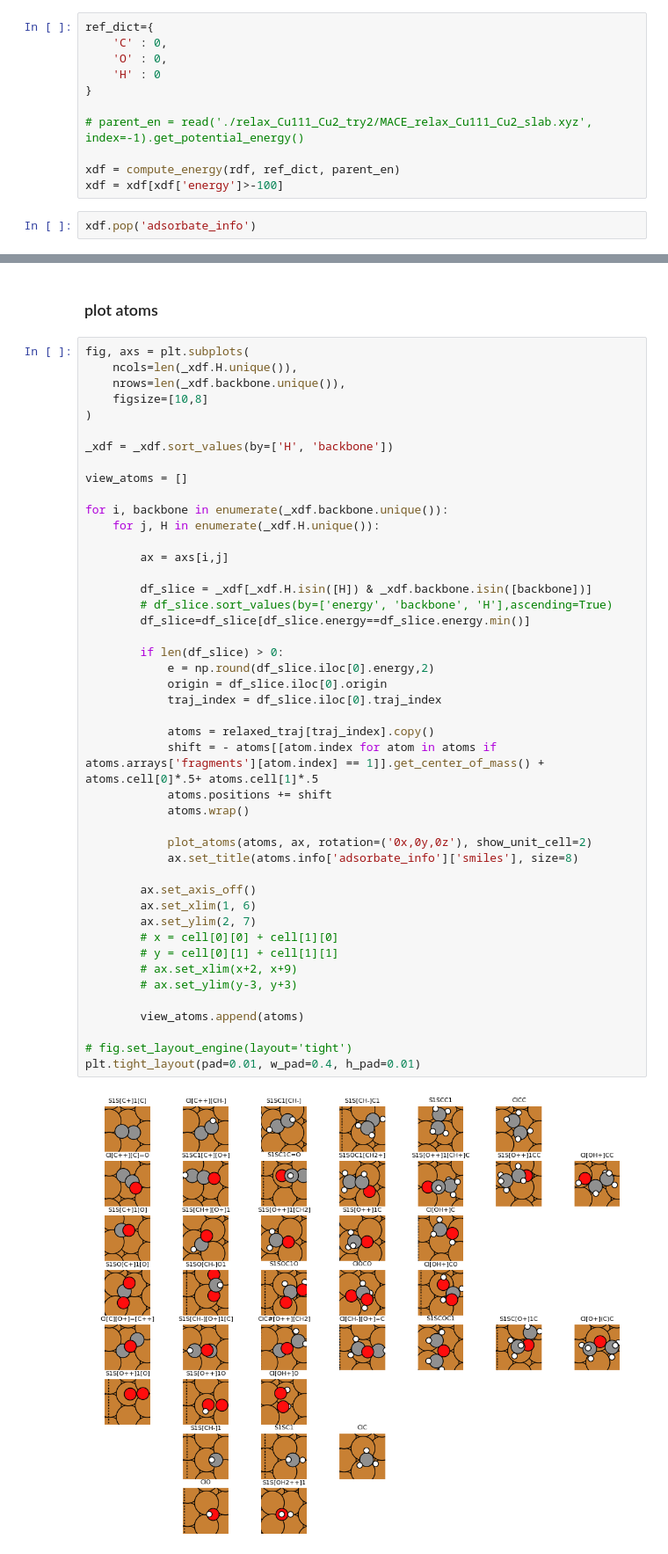
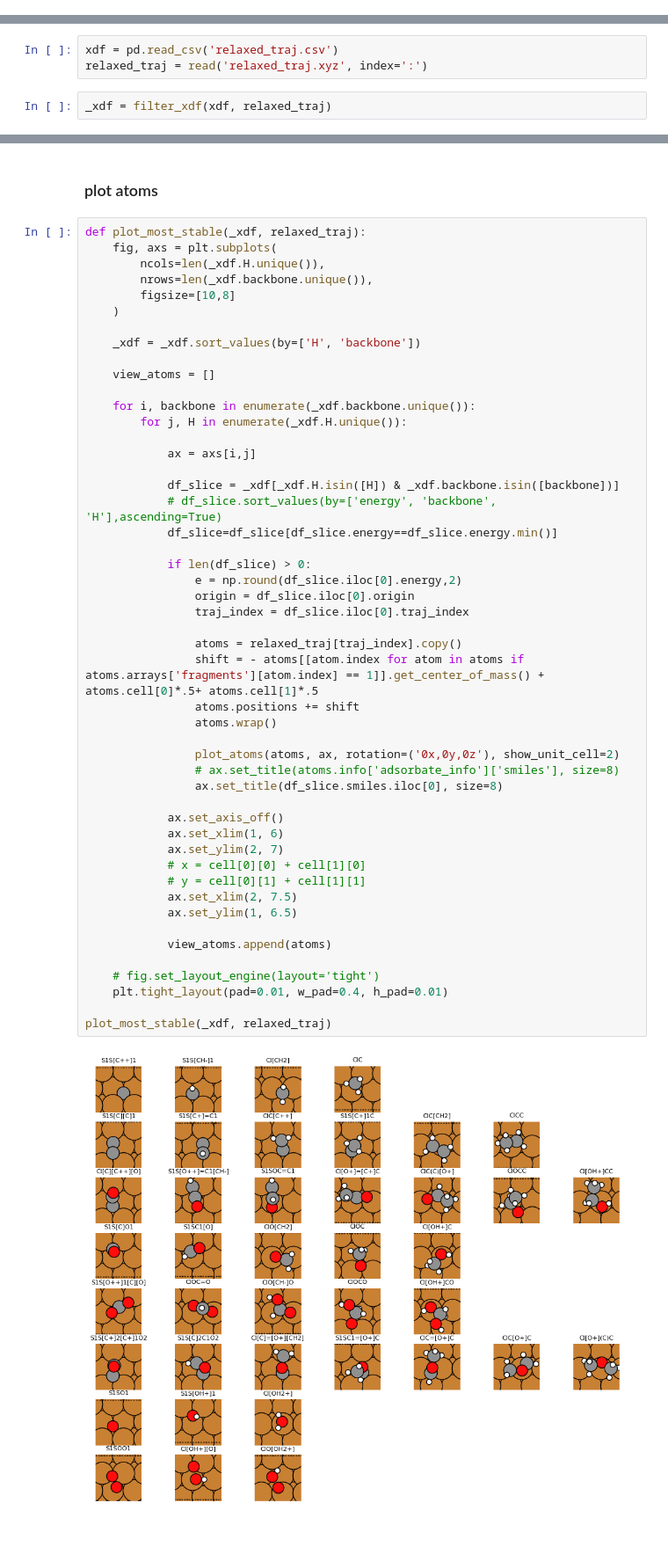
Before and after one commit to basf/autoadsorbate, a Jupyter notebook: scripts/aads_2025.ipynb, the cells around one changed output, grey strips where cells are left out. Shown at 88% size. Cells and saved outputs as stored; diff of their text form; blank space fills up the shorter version.

Commit message:
more plots

```diff
--- a/scripts/aads_2025.ipynb
+++ b/scripts/aads_2025.ipynb
@@ -163,13 +63,0 @@ Using TorchDFTD3Calculator for D3 dispersion corrections
-# %%
-ref_dict={
-    'C' : 0,
-    'O' : 0,
-    'H' : 0
-}
-
-# parent_en = read('./relax_Cu111_Cu2_try2/MACE_relax_Cu111_Cu2_slab.xyz', index=-1).get_potential_energy()
-
-xdf = compute_energy(rdf, ref_dict, parent_en)
-xdf = xdf[xdf['energy']>-100]
-# %%
-xdf.pop('adsorbate_info')
@@ -269,2 +134,7 @@ remaining values in DF: 5359
 # %% [markdown]
 ### chemiscope
+# %%
+xdf = pd.read_csv('relaxed_traj.csv')
+relaxed_traj = read('relaxed_traj.xyz', index=':')
+# %%
+_xdf = filter_xdf(xdf, relaxed_traj)
@@ -284,50 +189,54 @@ chemiscope.write_input(
 # %% [markdown]
 ### plot atoms
 # %%
-fig, axs = plt.subplots(
-    ncols=len(_xdf.H.unique()),
-    nrows=len(_xdf.backbone.unique()),
-    figsize=[10,8]
-)
+def plot_most_stable(_xdf, relaxed_traj):
+    fig, axs = plt.subplots(
+        ncols=len(_xdf.H.unique()),
+        nrows=len(_xdf.backbone.unique()),
+        figsize=[10,8]
+    )
 
-_xdf = _xdf.sort_values(by=['H', 'backbone'])
+    _xdf = _xdf.sort_values(by=['H', 'backbone'])
 
-view_atoms = []
+    view_atoms = []
 
-for i, backbone in enumerate(_xdf.backbone.unique()):
-    for j, H in enumerate(_xdf.H.unique()):
+    for i, backbone in enumerate(_xdf.backbone.unique()):
+        for j, H in enumerate(_xdf.H.unique()):
 
-        ax = axs[i,j]
+            ax = axs[i,j]
 
-        df_slice = _xdf[_xdf.H.isin([H]) & _xdf.backbone.isin([backbone])]
-        # df_slice.sort_values(by=['energy', 'backbone', 'H'],ascending=True)
-        df_slice=df_slice[df_slice.energy==df_slice.energy.min()]
+            df_slice = _xdf[_xdf.H.isin([H]) & _xdf.backbone.isin([backbone])]
+            # df_slice.sort_values(by=['energy', 'backbone', 'H'],ascending=True)
+            df_slice=df_slice[df_slice.energy==df_slice.energy.min()]
 
-        if len(df_slice) > 0:
-            e = np.round(df_slice.iloc[0].energy,2)
-            origin = df_slice.iloc[0].origin
-            traj_index = df_slice.iloc[0].traj_index
+            if len(df_slice) > 0:
+                e = np.round(df_slice.iloc[0].energy,2)
+                origin = df_slice.iloc[0].origin
+                traj_index = df_slice.iloc[0].traj_index
 
-            atoms = relaxed_traj[traj_index].copy()
-            shift = - atoms[[atom.index for atom in atoms if atoms.arrays['fragments'][atom.index] == 1]].get_center_of_mass() + atoms.cell[0]*.5+ atoms.cell[1]*.5
-            atoms.positions += shift
-            atoms.wrap()
+                atoms = relaxed_traj[traj_index].copy()
+                shift = - atoms[[atom.index for atom in atoms if atoms.arrays['fragments'][atom.index] == 1]].get_center_of_mass() + atoms.cell[0]*.5+ atoms.cell[1]*.5
+                atoms.positions += shift
+                atoms.wrap()
 
-            plot_atoms(atoms, ax, rotation=('0x,0y,0z'), show_unit_cell=2)
-            ax.set_title(atoms.info['adsorbate_info']['smiles'], size=8)
+                plot_atoms(atoms, ax, rotation=('0x,0y,0z'), show_unit_cell=2)
+                # ax.set_title(atoms.info['adsorbate_info']['smiles'], size=8)
+                ax.set_title(df_slice.smiles.iloc[0], size=8)
 
-        ax.set_axis_off()
-        ax.set_xlim(1, 6)
-        ax.set_ylim(2, 7)
-        # x = cell[0][0] + cell[1][0]
-        # y = cell[0][1] + cell[1][1]
-        # ax.set_xlim(x+2, x+9)
-        # ax.set_ylim(y-3, y+3)
+            ax.set_axis_off()
+            ax.set_xlim(1, 6)
+            ax.set_ylim(2, 7)
+            # x = cell[0][0] + cell[1][0]
+            # y = cell[0][1] + cell[1][1]
+            ax.set_xlim(2, 7.5)
+            ax.set_ylim(1, 6.5)
 
-        view_atoms.append(atoms)
+            view_atoms.append(atoms)
 
-# fig.set_layout_engine(layout='tight')
-plt.tight_layout(pad=0.01, w_pad=0.4, h_pad=0.01)
+    # fig.set_layout_engine(layout='tight')
+    plt.tight_layout(pad=0.01, w_pad=0.4, h_pad=0.01)
+
+plot_most_stable(_xdf, relaxed_traj)
 # %% [output]
-[figure, old version]
+[figure, new version]
 # %%
```
Also changed, not shown: parts of 56 cells of this notebook.
